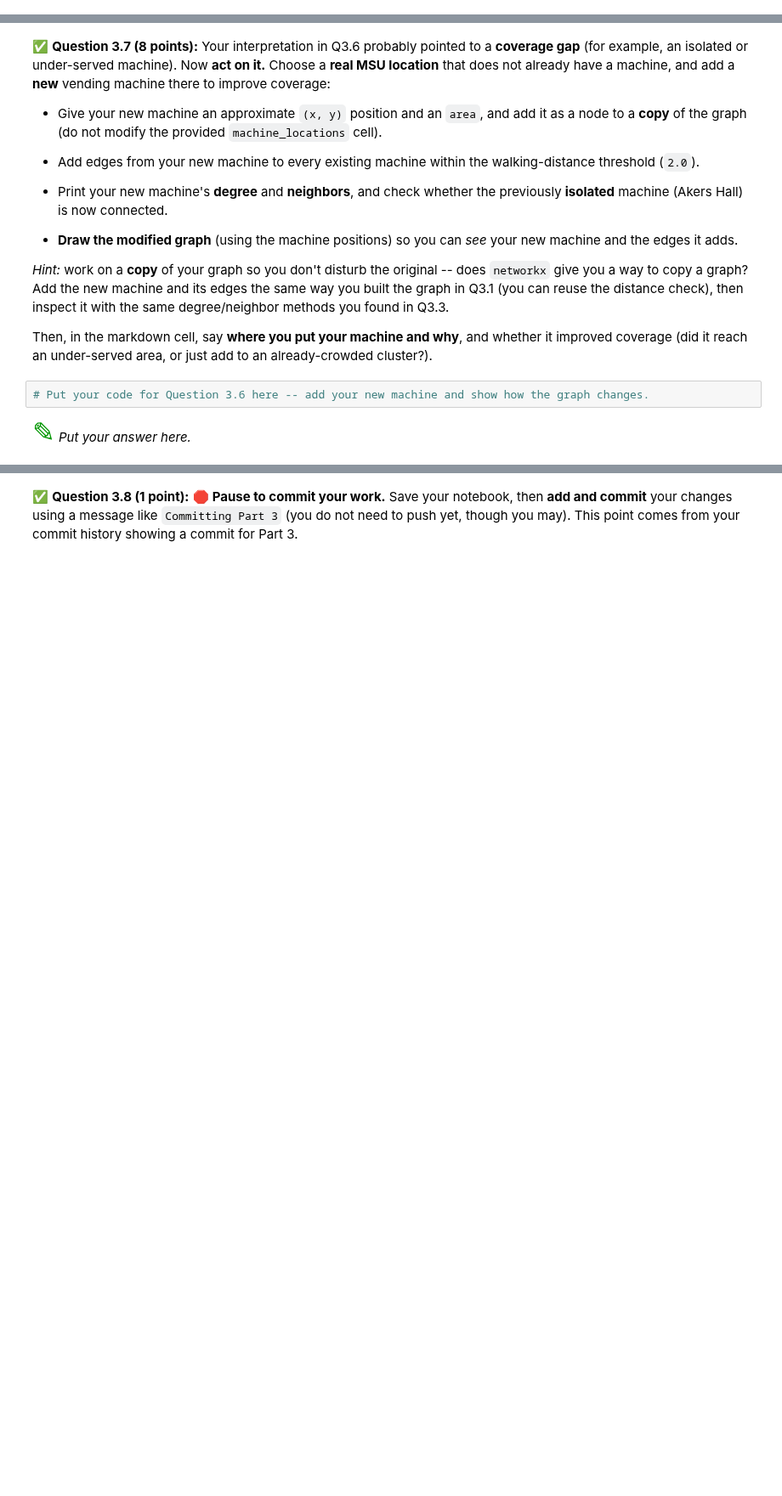
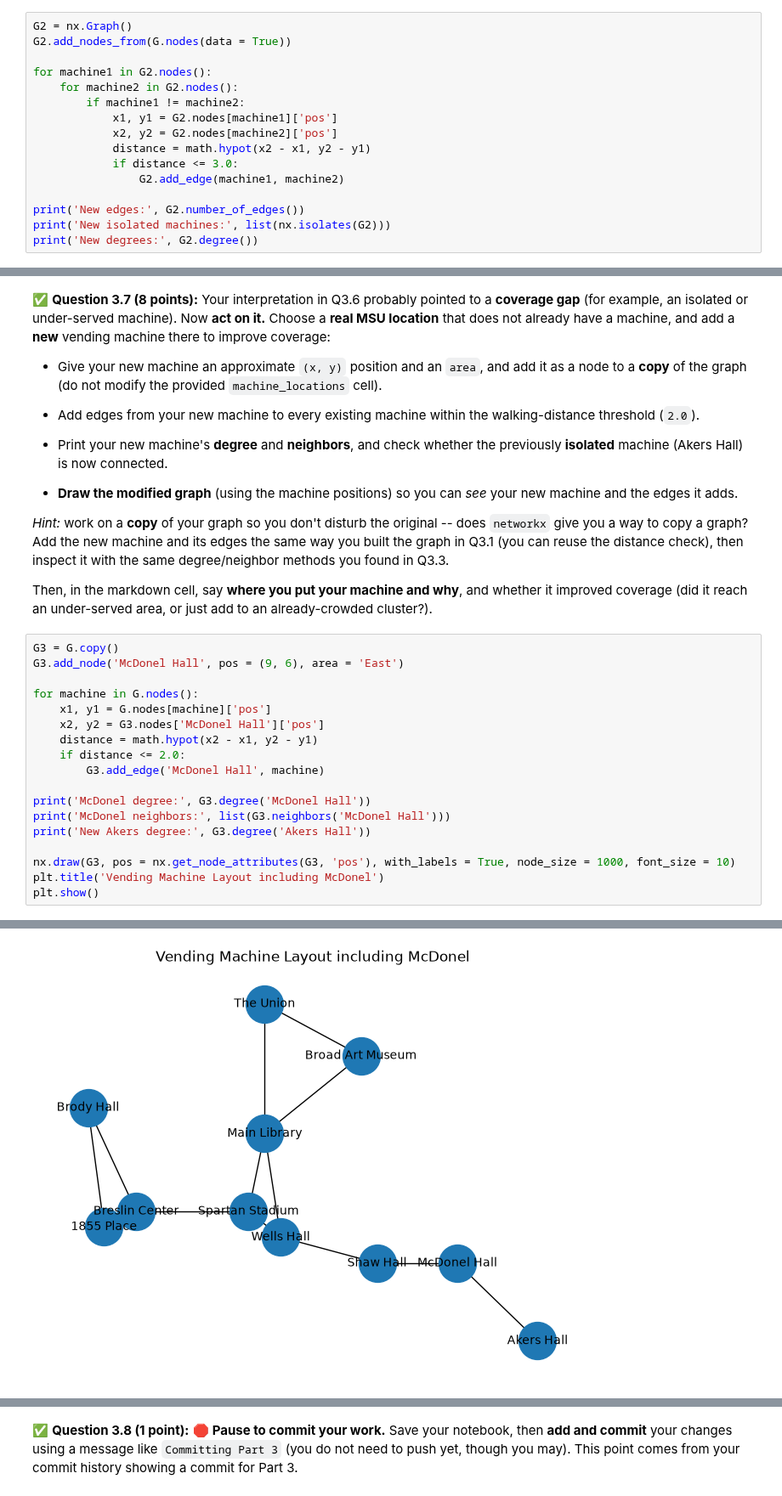
Before and after one commit to andiehart/CMSE202-f26-turnin, a Jupyter notebook: hw2/HW02-ABMandGraphTheory-STUDENT.ipynb, the cells around one changed output, grey strips where cells are left out. Shown at 85% size. Drawn from its saved outputs; the diff is of its cells as text; blank space fills up the shorter version.

```diff
--- a/hw2/HW02-ABMandGraphTheory-STUDENT.ipynb
+++ b/hw2/HW02-ABMandGraphTheory-STUDENT.ipynb
@@ -630,0 +701,16 @@ Answer this primarily by **inspecting the graph's properties directly** -- the e
+# %%
+G2 = nx.Graph()
+G2.add_nodes_from(G.nodes(data = True))
+
+for machine1 in G2.nodes():
+    for machine2 in G2.nodes():
+        if machine1 != machine2:
+            x1, y1 = G2.nodes[machine1]['pos']
+            x2, y2 = G2.nodes[machine2]['pos']
+            distance = math.hypot(x2 - x1, y2 - y1)
+            if distance <= 3.0:
+                G2.add_edge(machine1, machine2)
+
+print('New edges:', G2.number_of_edges())
+print('New isolated machines:', list(nx.isolates(G2)))
+print('New degrees:', G2.degree())
@@ -668,7 +762,22 @@ does not already have a machine, and add a **new** vending machine there to impr
 
 Then, in the markdown cell, say **where you put your machine and why**, and whether it improved coverage
 (did it reach an under-served area, or just add to an already-crowded cluster?).
-# %%
-# Put your code for Question 3.6 here -- add your new machine and show how the graph changes.
-# %% [markdown]
-<font size=6 color="#009600">&#9998;</font> *Put your answer here.*
+# %%
+G3 = G.copy()
+G3.add_node('McDonel Hall', pos = (9, 6), area = 'East')
+
+for machine in G.nodes():
+    x1, y1 = G.nodes[machine]['pos']
+    x2, y2 = G3.nodes['McDonel Hall']['pos']
+    distance = math.hypot(x2 - x1, y2 - y1)
+    if distance <= 2.0:
+        G3.add_edge('McDonel Hall', machine)
+
+print('McDonel degree:', G3.degree('McDonel Hall'))
+print('McDonel neighbors:', list(G3.neighbors('McDonel Hall')))
+print('New Akers degree:', G3.degree('Akers Hall'))
+
+nx.draw(G3, pos = nx.get_node_attributes(G3, 'pos'), with_labels = True, node_size = 1000, font_size = 10)
+plt.title('Vending Machine Layout including McDonel')
+plt.show()
+# %% [output]
@@ -674,0 +787 @@ Then, in the markdown cell, say **where you put your machine and why**, and whet
+[figure, added]
```
Also changed, not shown: parts of 20 cells of this notebook, 1 other file.
